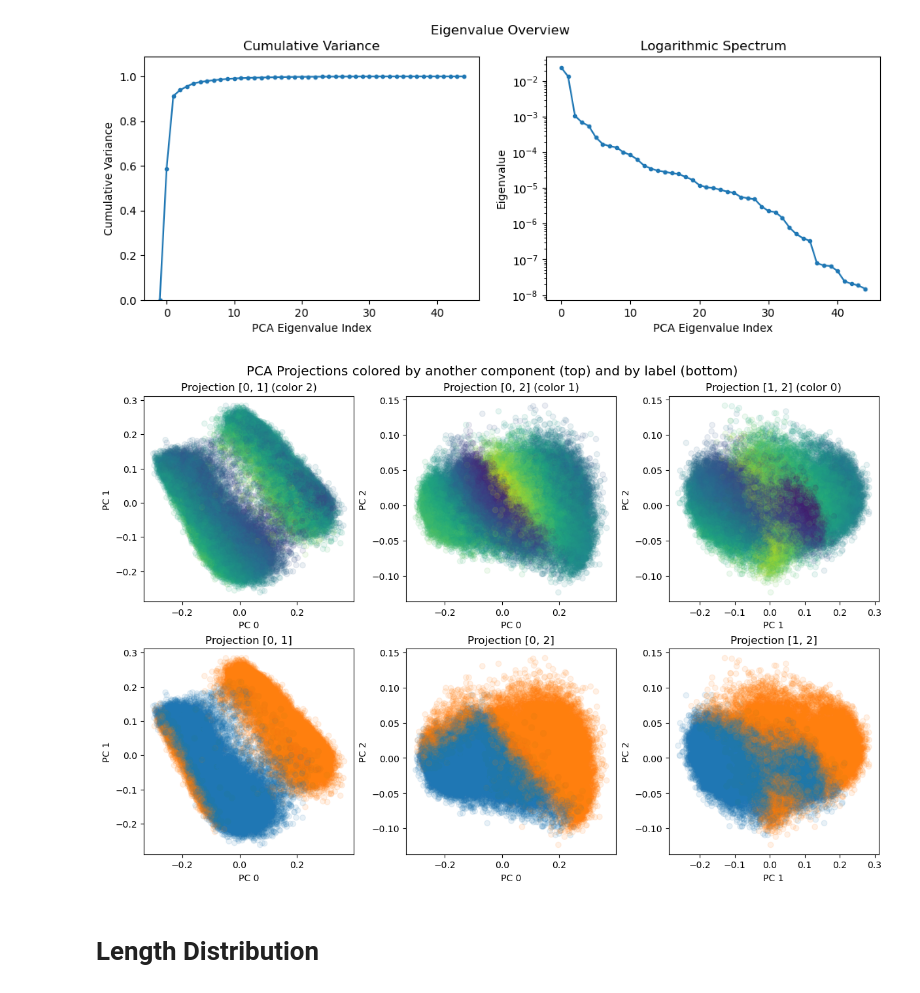
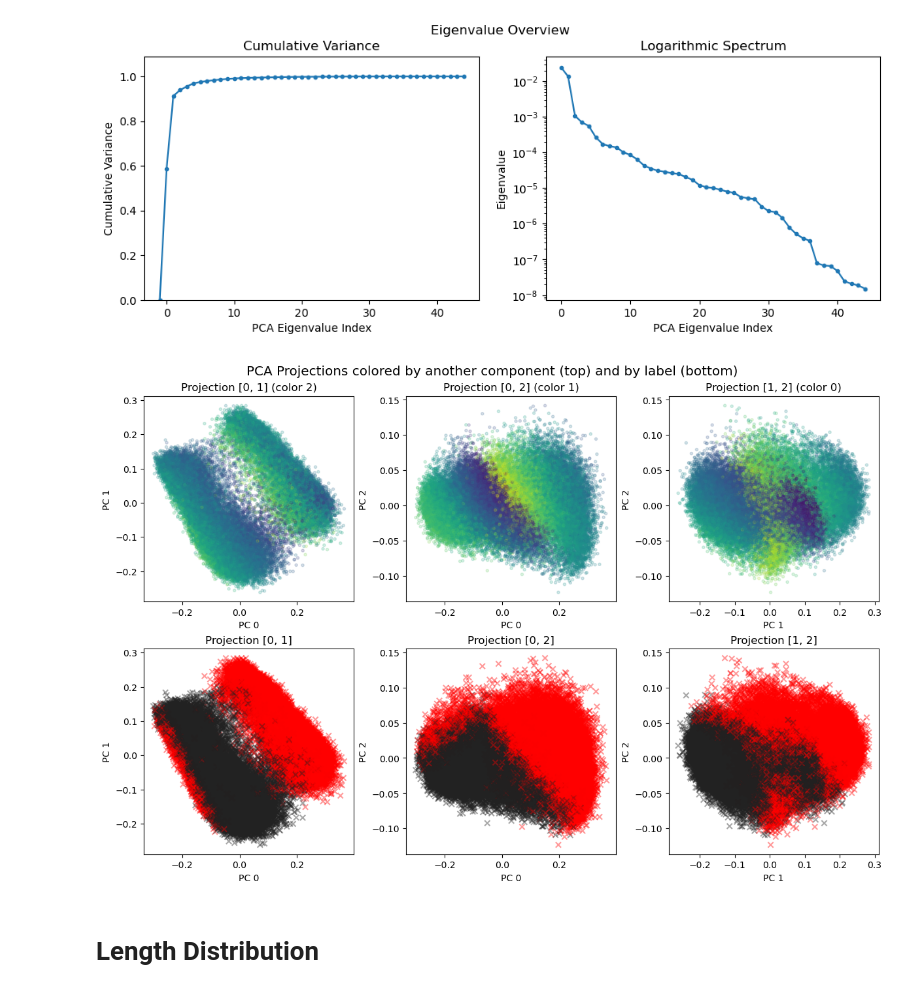
Before and after one commit to mak8427/data_visualization, a Jupyter notebook: exam/ex03.ipynb, the cells around one changed output. Drawn from its saved outputs; the diff is of its cells as text; code cells hidden in the pictures.

```diff
--- a/exam/ex03.ipynb
+++ b/exam/ex03.ipynb
@@ -263,23 +264,24 @@ phi_psi_cluster_labels = kmeans.fit_predict(angles)
 # %%
 fig, axs = plt.subplots(2, 3, figsize=(12, 8), constrained_layout=True)
 
-two_color_cmap = ListedColormap(["#1f77b4", "#ff7f0e"])
+two_color_cmap = ListedColormap(["#222222", "red"])
 
 for ax, (i, j, k) in zip(axs[0], [(0,1, 2), (0,2, 1), (1,2, 0)]):
-    ax.scatter(X_transformed[:, i], X_transformed[:, j], c=X_transformed[:, k], alpha=0.1, cmap=cm.viridis)
+    ax.scatter(X_transformed[:, i], X_transformed[:, j], c=X_transformed[:, k], marker='.', alpha=0.2, cmap=cm.viridis)
     ax.set_xlabel(f'PC {i}')
     ax.set_ylabel(f'PC {j}')
     ax.set_title(f'Projection [{i}, {j}] (color {k})')
 
 for ax, (i, j, k) in zip(axs[1], [(0,1, 2), (0,2, 1), (1,2, 0)]):
-    ax.scatter(X_transformed[:, i], X_transformed[:, j], c=phi_psi_cluster_labels, cmap=two_color_cmap, alpha=0.1);
+    ax.scatter(X_transformed[:, i], X_transformed[:, j], c=phi_psi_cluster_labels, cmap=two_color_cmap, marker='x', alpha=0.4);
     ax.set_xlabel(f'PC {i}')
     ax.set_ylabel(f'PC {j}')
     ax.set_title(f'Projection [{i}, {j}]')
 
 fig.suptitle("PCA Projections colored by another component (top) and by label (bottom)", size="x-large");
+plt.show()
 # %% [output]
-[figure, old version]
+[figure, new version]
 # %%
 %matplotlib widget
 # %%
```
Also changed, not shown: parts of 7 cells of this notebook.
